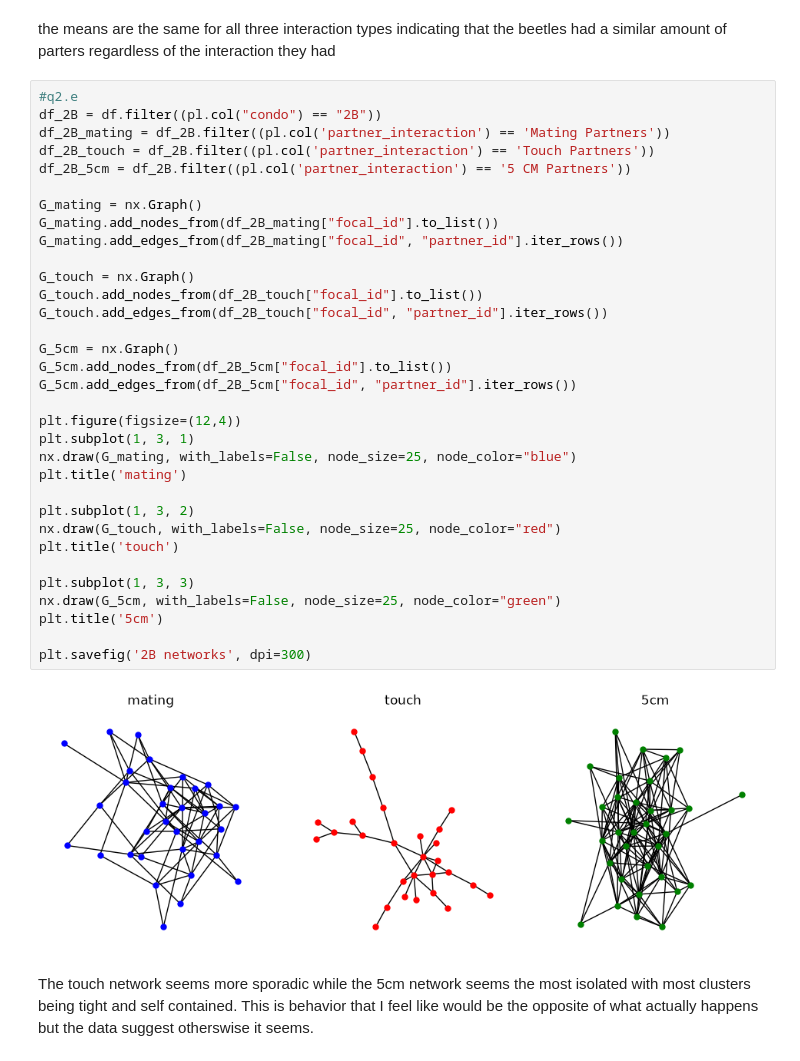
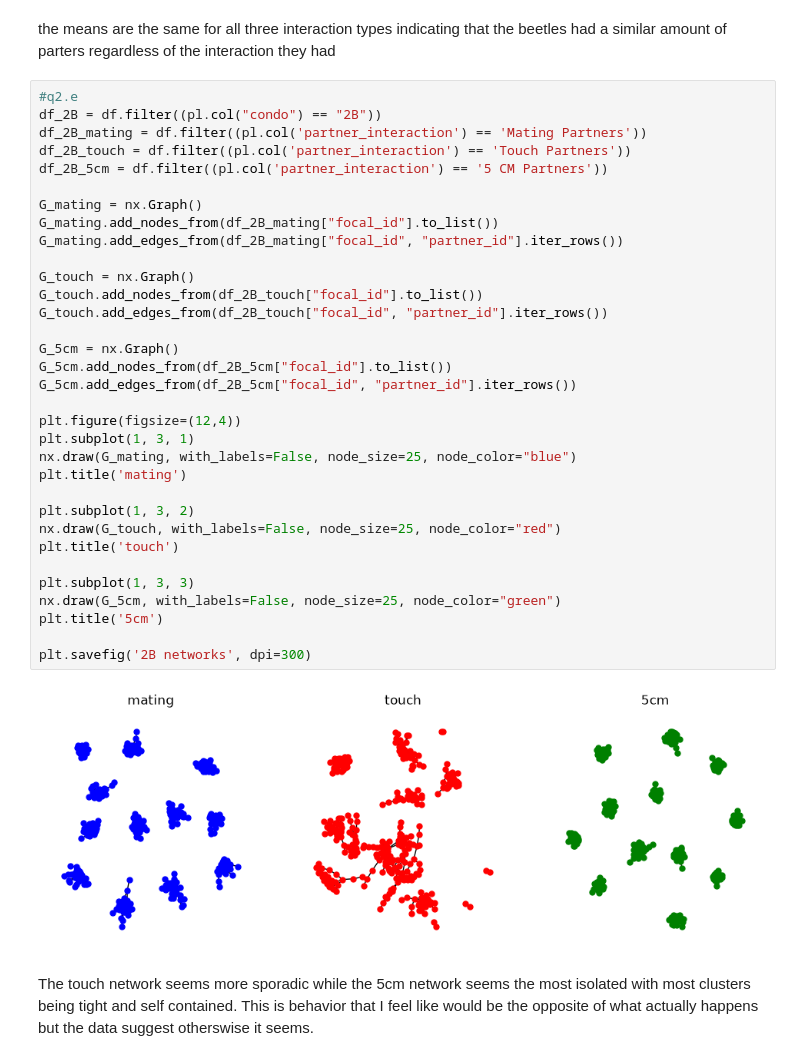
Before and after one commit to hyunderscore/BIOL4200homework-, a Jupyter notebook: hw1/homework 1.ipynb, the cells around one changed output. Cells and saved outputs as stored; diff of their text form.

```diff
--- a/hw1/homework 1.ipynb
+++ b/hw1/homework 1.ipynb
@@ -137,37 +136,37 @@ the means are the same for all three interaction types indicating that the beetl
 # %%
 #q2.e
 df_2B = df.filter((pl.col("condo") == "2B"))
-df_2B_mating = df_2B.filter((pl.col('partner_interaction') == 'Mating Partners'))
-df_2B_touch = df_2B.filter((pl.col('partner_interaction') == 'Touch Partners'))
-df_2B_5cm = df_2B.filter((pl.col('partner_interaction') == '5 CM Partners'))
+df_2B_mating = df.filter((pl.col('partner_interaction') == 'Mating Partners'))
+df_2B_touch = df.filter((pl.col('partner_interaction') == 'Touch Partners'))
+df_2B_5cm = df.filter((pl.col('partner_interaction') == '5 CM Partners'))
 
 G_mating = nx.Graph()
 G_mating.add_nodes_from(df_2B_mating["focal_id"].to_list())
 G_mating.add_edges_from(df_2B_mating["focal_id", "partner_id"].iter_rows())
 
 G_touch = nx.Graph()
 G_touch.add_nodes_from(df_2B_touch["focal_id"].to_list())
 G_touch.add_edges_from(df_2B_touch["focal_id", "partner_id"].iter_rows())
 
 G_5cm = nx.Graph()
 G_5cm.add_nodes_from(df_2B_5cm["focal_id"].to_list())
 G_5cm.add_edges_from(df_2B_5cm["focal_id", "partner_id"].iter_rows())
 
 plt.figure(figsize=(12,4))
 plt.subplot(1, 3, 1)
 nx.draw(G_mating, with_labels=False, node_size=25, node_color="blue")
 plt.title('mating')
 
 plt.subplot(1, 3, 2)
 nx.draw(G_touch, with_labels=False, node_size=25, node_color="red")
 plt.title('touch')
 
 plt.subplot(1, 3, 3)
 nx.draw(G_5cm, with_labels=False, node_size=25, node_color="green")
 plt.title('5cm')
 
 plt.savefig('2B networks', dpi=300)
 # %% [output]
-[figure, old version]
+[figure, new version]
 # %% [markdown]
 The touch network seems more sporadic while the 5cm network seems the most isolated with most clusters being tight and self contained. This is behavior that I feel like would be the opposite of what actually happens but the data suggest otherswise it seems.
```
Also changed, not shown: parts of 2 cells of this notebook, 2 other files.
